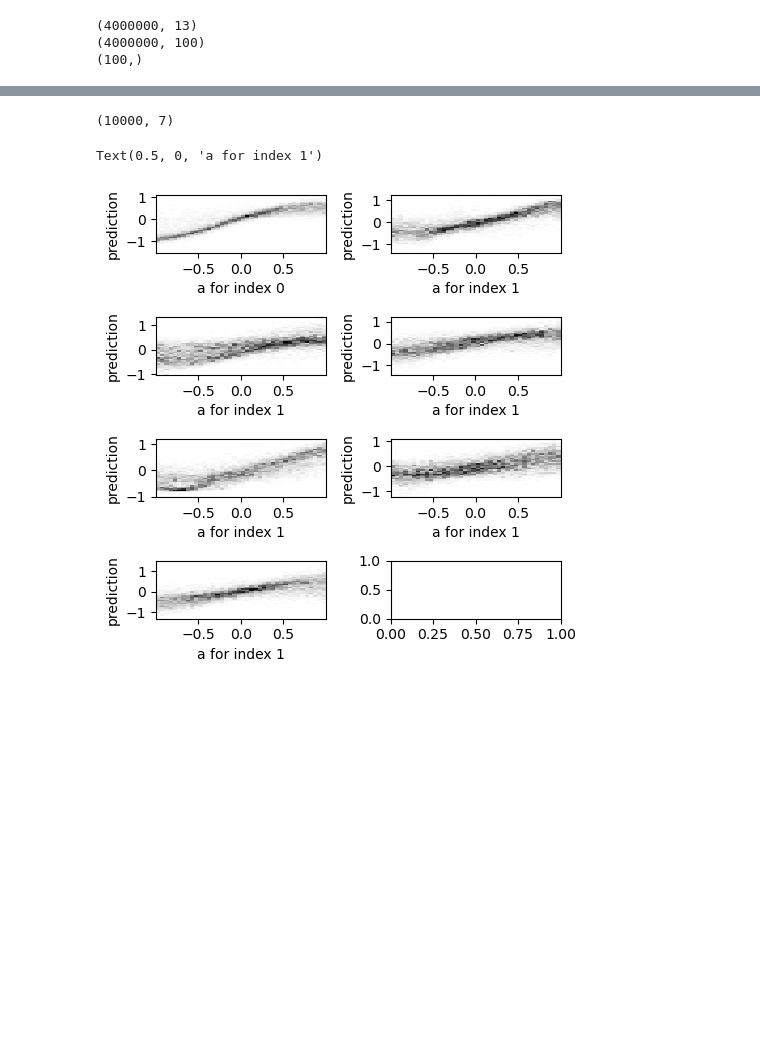
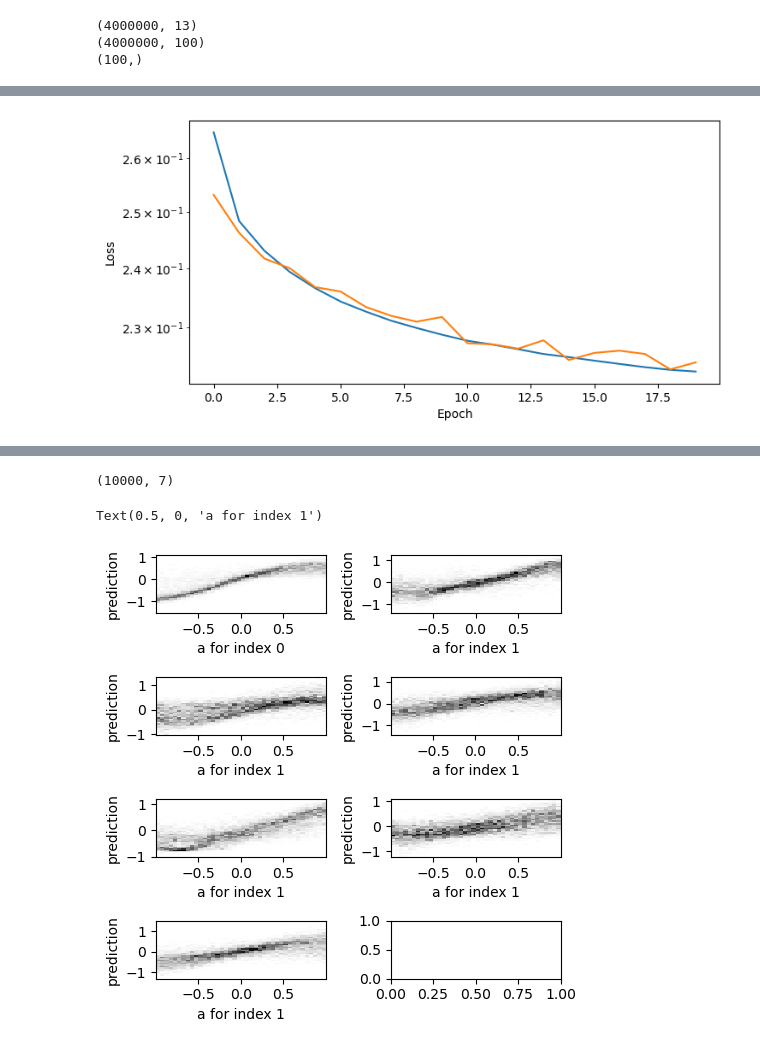
Before and after one commit to imeliamb/machine_learning, a Jupyter notebook: notebooks/CNN-Parameters/CNN_for_4_layerpars.ipynb, the cells around one changed output, grey strips where cells are left out. Cells and saved outputs as stored; diff of their text form; code cells hidden in the pictures; blank space fills up the shorter version.

```diff
--- a/notebooks/CNN-Parameters/CNN_for_4_layerpars.ipynb
+++ b/notebooks/CNN-Parameters/CNN_for_4_layerpars.ipynb
@@ -42,7 +42,7 @@ n_data = refl.shape[0]
 n_features = refl.shape[1]
 n_outputs = 13
 
-encoder=models.cnn_encoder(n_data, n_features, n_outputs)
+encoder=models.cnn_encoder_test(n_data, n_features, n_outputs)
 encoder.compile(loss='mean_squared_error', optimizer=tf.keras.optimizers.Adam())
 history = encoder.fit(refl, pars,
                         epochs=20, batch_size=2056,
@@ -70,3 +70,15 @@ Epoch 20/20
+# %%
+fig = plt.figure(dpi=100, figsize=[8,4])
+
+plt.plot(np.arange(len(history.history['loss'])), history.history['loss'], label='loss')
+plt.plot(np.arange(len(history.history['val_loss'])), history.history['val_loss'], label='validation loss')
+plt.xlabel('Epoch')
+plt.ylabel('Loss')
+plt.yscale('log')
+plt.xscale('linear')
+plt.show()
+# %% [output]
+[figure, added]
 # %%
 importlib.reload(models)
 # %% [output]
```
Also changed, not shown: parts of 6 cells of this notebook, 5 other files.
